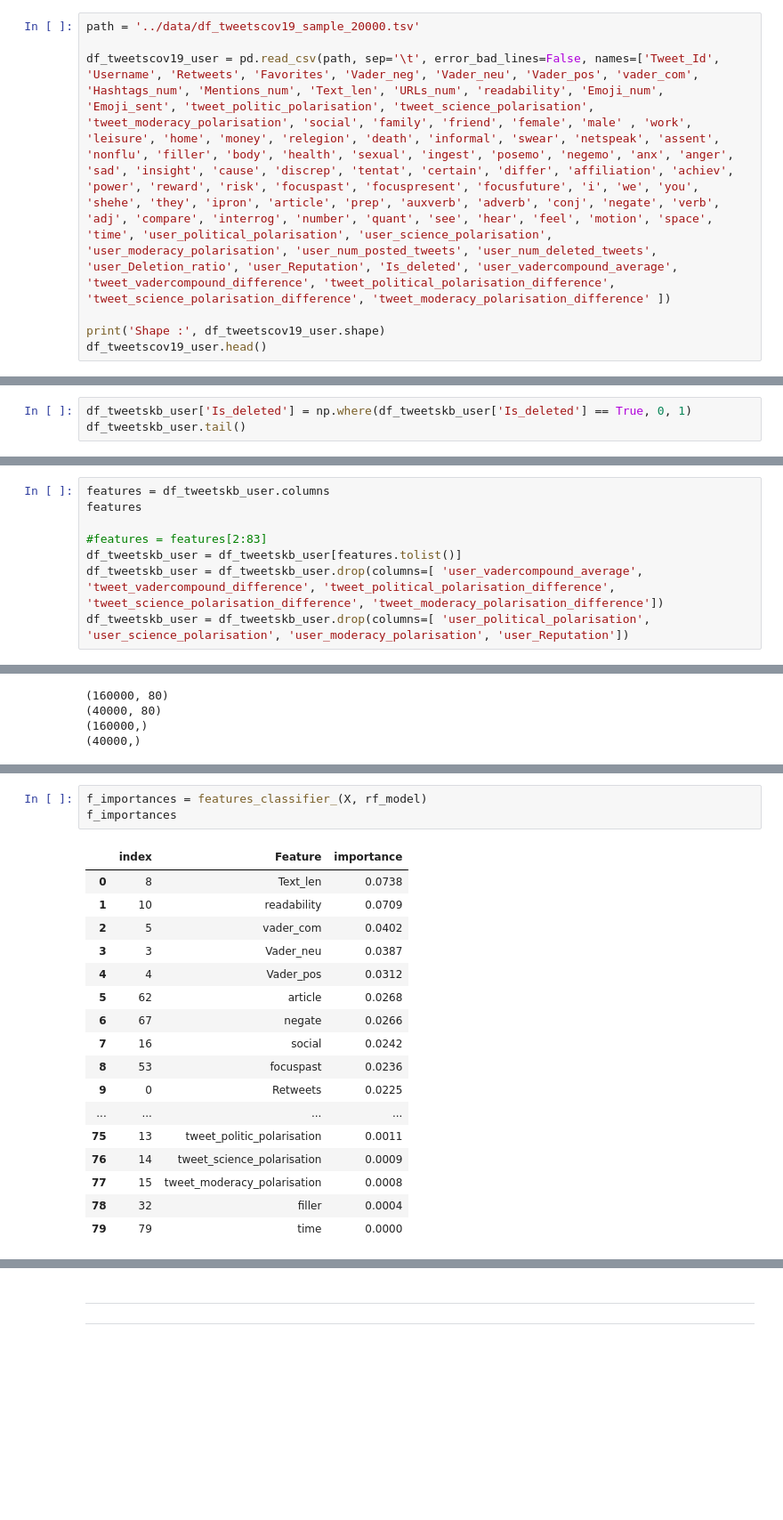
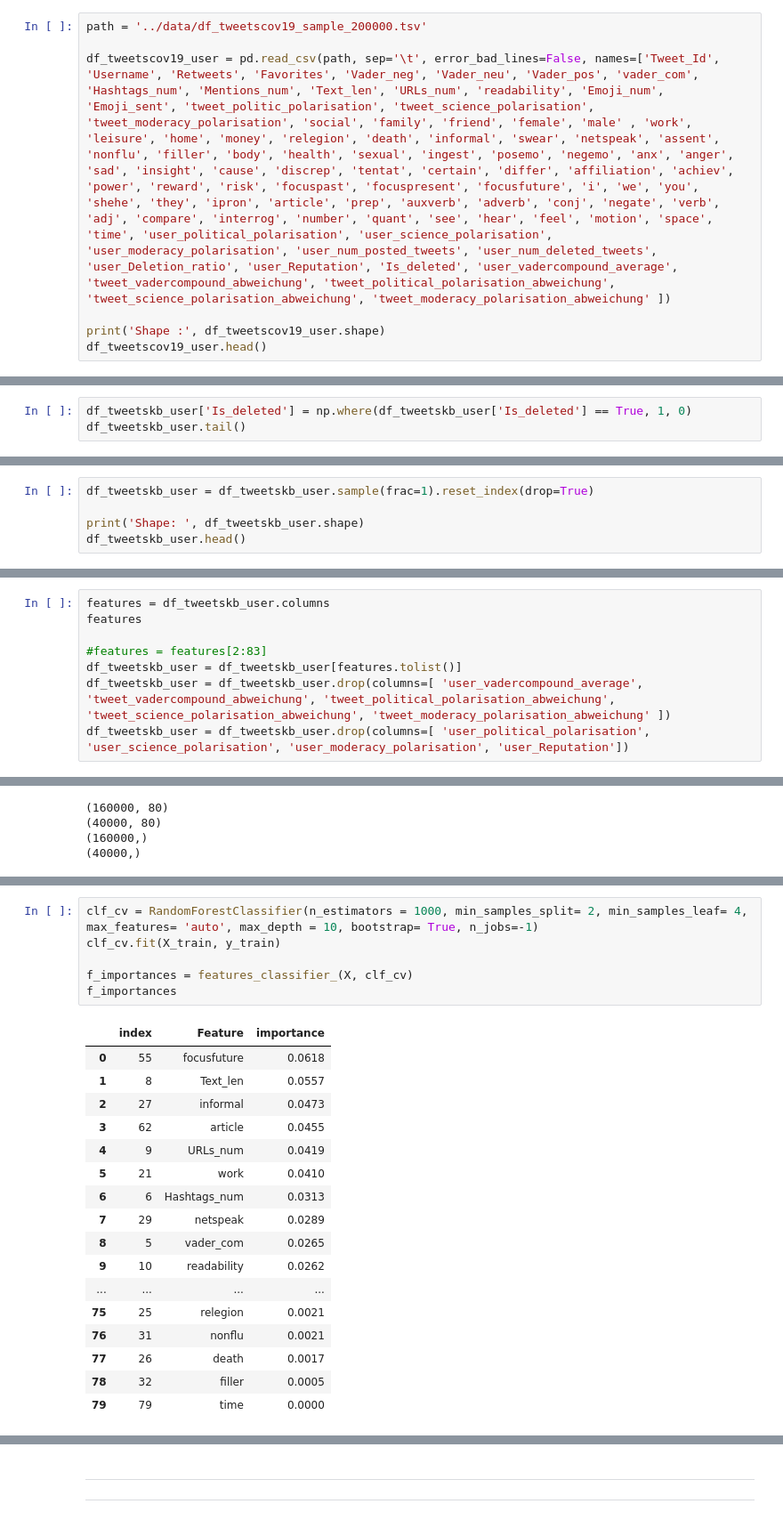
Before and after one commit to MoSamani/Deleted-Tweets, a Jupyter notebook: classifiers/RandomForest_Classifier.ipynb, the cells around one changed output, grey strips where cells are left out. Shown at 89% size. Drawn from its saved outputs; the diff is of its cells as text; blank space fills up the shorter version.

```diff
--- a/classifiers/RandomForest_Classifier.ipynb
+++ b/classifiers/RandomForest_Classifier.ipynb
@@ -52,9 +52,9 @@ from sklearn.metrics import f1_score
 ## TweetsCov19
 ### (Tweet content + user features)
 # %%
-path = '../data/df_tweetscov19_sample_20000.tsv'
+path = '../data/df_tweetscov19_sample_200000.tsv'
 
-df_tweetscov19_user = pd.read_csv(path, sep='\t', error_bad_lines=False, names=['Tweet_Id', 'Username', 'Retweets', 'Favorites', 'Vader_neg', 'Vader_neu', 'Vader_pos', 'vader_com', 'Hashtags_num', 'Mentions_num', 'Text_len', 'URLs_num', 'readability', 'Emoji_num', 'Emoji_sent', 'tweet_politic_polarisation', 'tweet_science_polarisation', 'tweet_moderacy_polarisation', 'social', 'family', 'friend', 'female', 'male' , 'work', 'leisure', 'home', 'money', 'relegion', 'death', 'informal', 'swear', 'netspeak', 'assent', 'nonflu', 'filler', 'body', 'health', 'sexual', 'ingest', 'posemo', 'negemo', 'anx', 'anger', 'sad', 'insight', 'cause', 'discrep', 'tentat', 'certain', 'differ', 'affiliation', 'achiev', 'power', 'reward', 'risk', 'focuspast', 'focuspresent', 'focusfuture', 'i', 'we', 'you', 'shehe', 'they', 'ipron', 'article', 'prep', 'auxverb', 'adverb', 'conj', 'negate', 'verb', 'adj', 'compare', 'interrog', 'number', 'quant', 'see', 'hear', 'feel', 'motion', 'space', 'time', 'user_political_polarisation', 'user_science_polarisation', 'user_moderacy_polarisation', 'user_num_posted_tweets', 'user_num_deleted_tweets', 'user_Deletion_ratio', 'user_Reputation', 'Is_deleted', 'user_vadercompound_average', 'tweet_vadercompound_difference', 'tweet_political_polarisation_difference', 'tweet_science_polarisation_difference', 'tweet_moderacy_polarisation_difference' ])
+df_tweetscov19_user = pd.read_csv(path, sep='\t', error_bad_lines=False, names=['Tweet_Id', 'Username', 'Retweets', 'Favorites', 'Vader_neg', 'Vader_neu', 'Vader_pos', 'vader_com', 'Hashtags_num', 'Mentions_num', 'Text_len', 'URLs_num', 'readability', 'Emoji_num', 'Emoji_sent', 'tweet_politic_polarisation', 'tweet_science_polarisation', 'tweet_moderacy_polarisation', 'social', 'family', 'friend', 'female', 'male' , 'work', 'leisure', 'home', 'money', 'relegion', 'death', 'informal', 'swear', 'netspeak', 'assent', 'nonflu', 'filler', 'body', 'health', 'sexual', 'ingest', 'posemo', 'negemo', 'anx', 'anger', 'sad', 'insight', 'cause', 'discrep', 'tentat', 'certain', 'differ', 'affiliation', 'achiev', 'power', 'reward', 'risk', 'focuspast', 'focuspresent', 'focusfuture', 'i', 'we', 'you', 'shehe', 'they', 'ipron', 'article', 'prep', 'auxverb', 'adverb', 'conj', 'negate', 'verb', 'adj', 'compare', 'interrog', 'number', 'quant', 'see', 'hear', 'feel', 'motion', 'space', 'time', 'user_political_polarisation', 'user_science_polarisation', 'user_moderacy_polarisation', 'user_num_posted_tweets', 'user_num_deleted_tweets', 'user_Deletion_ratio', 'user_Reputation', 'Is_deleted', 'user_vadercompound_average', 'tweet_vadercompound_abweichung', 'tweet_political_polarisation_abweichung', 'tweet_science_polarisation_abweichung', 'tweet_moderacy_polarisation_abweichung' ])
 
 print('Shape :', df_tweetscov19_user.shape)
 df_tweetscov19_user.head()
@@ -695,7 +565,7 @@ Shape : (200000, 95)
 features = df_tweetskb_user.columns
 #features
 # %%
-df_tweetskb_user['Is_deleted'] = np.where(df_tweetskb_user['Is_deleted'] == True, 0, 1)
+df_tweetskb_user['Is_deleted'] = np.where(df_tweetskb_user['Is_deleted'] == True, 1, 0)
 df_tweetskb_user.tail()
 # %% [output]
 |  | Tweet_Id | Username | Retweets | Favorites | Vader_neg | Vader_neu | Vader_pos | vader_com | Hashtags_num | ... |
@@ -706,0 +577,5 @@ df_tweetskb_user.tail()
+# %%
+df_tweetskb_user = df_tweetskb_user.sample(frac=1).reset_index(drop=True)
+
+print('Shape: ', df_tweetskb_user.shape)
+df_tweetskb_user.head()
@@ -855,7 +820,7 @@ features
 
 #features = features[2:83]
 df_tweetskb_user = df_tweetskb_user[features.tolist()]
-df_tweetskb_user = df_tweetskb_user.drop(columns=[ 'user_vadercompound_average', 'tweet_vadercompound_difference', 'tweet_political_polarisation_difference', 'tweet_science_polarisation_difference', 'tweet_moderacy_polarisation_difference'])
+df_tweetskb_user = df_tweetskb_user.drop(columns=[ 'user_vadercompound_average', 'tweet_vadercompound_abweichung', 'tweet_political_polarisation_abweichung', 'tweet_science_polarisation_abweichung', 'tweet_moderacy_polarisation_abweichung' ])
 df_tweetskb_user = df_tweetskb_user.drop(columns=[ 'user_political_polarisation', 'user_science_polarisation', 'user_moderacy_polarisation', 'user_Reputation'])
 # %%
 features = df_tweetskb_user.columns
@@ -883,21 +838,24 @@ Wall time: 13.2 s
 # %%
-f_importances = features_classifier_(X, rf_model)
+clf_cv = RandomForestClassifier(n_estimators = 1000, min_samples_split= 2, min_samples_leaf= 4, max_features= 'auto', max_depth = 10, bootstrap= True, n_jobs=-1)
+clf_cv.fit(X_train, y_train)
+
+f_importances = features_classifier_(X, clf_cv)
 f_importances
 # %% [output]
 |  | index | Feature | importance |
-| 0 | 8 | Text_len | 0.0738 |
-| 1 | 10 | readability | 0.0709 |
-| 2 | 5 | vader_com | 0.0402 |
-| 3 | 3 | Vader_neu | 0.0387 |
-| 4 | 4 | Vader_pos | 0.0312 |
-| 5 | 62 | article | 0.0268 |
-| 6 | 67 | negate | 0.0266 |
-| 7 | 16 | social | 0.0242 |
-| 8 | 53 | focuspast | 0.0236 |
-| 9 | 0 | Retweets | 0.0225 |
+| 0 | 55 | focusfuture | 0.0618 |
+| 1 | 8 | Text_len | 0.0557 |
+| 2 | 27 | informal | 0.0473 |
+| 3 | 62 | article | 0.0455 |
+| 4 | 9 | URLs_num | 0.0419 |
+| 5 | 21 | work | 0.0410 |
+| 6 | 6 | Hashtags_num | 0.0313 |
+| 7 | 29 | netspeak | 0.0289 |
+| 8 | 5 | vader_com | 0.0265 |
+| 9 | 10 | readability | 0.0262 |
 | ... | ... | ... | ... |
-| 75 | 13 | tweet_politic_polarisation | 0.0011 |
-| 76 | 14 | tweet_science_polarisation | 0.0009 |
-| 77 | 15 | tweet_moderacy_polarisation | 0.0008 |
-| 78 | 32 | filler | 0.0004 |
+| 75 | 25 | relegion | 0.0021 |
+| 76 | 31 | nonflu | 0.0021 |
+| 77 | 26 | death | 0.0017 |
+| 78 | 32 | filler | 0.0005 |
 | 79 | 79 | time | 0.0000 |
```
Also changed, not shown: parts of 85 cells of this notebook, 36 other files.
